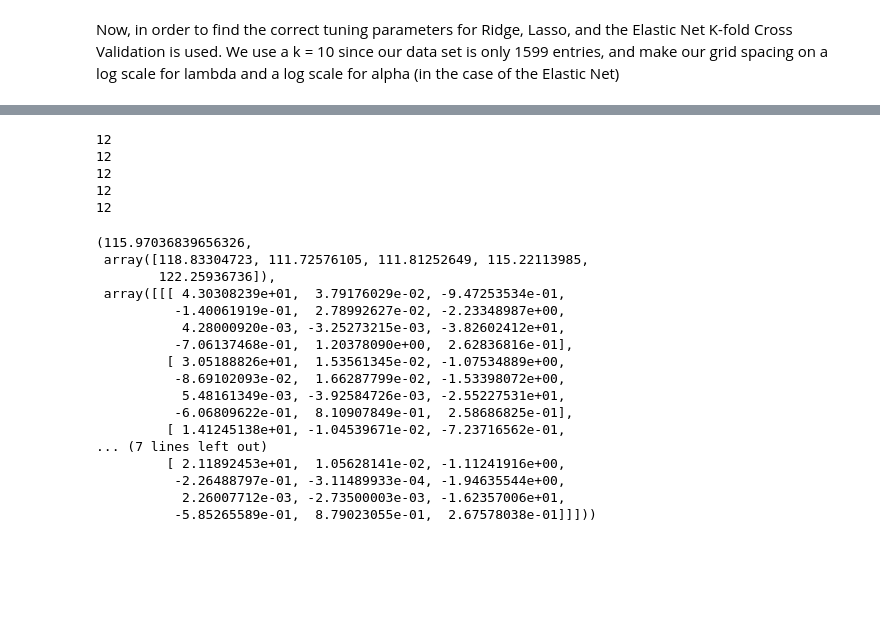
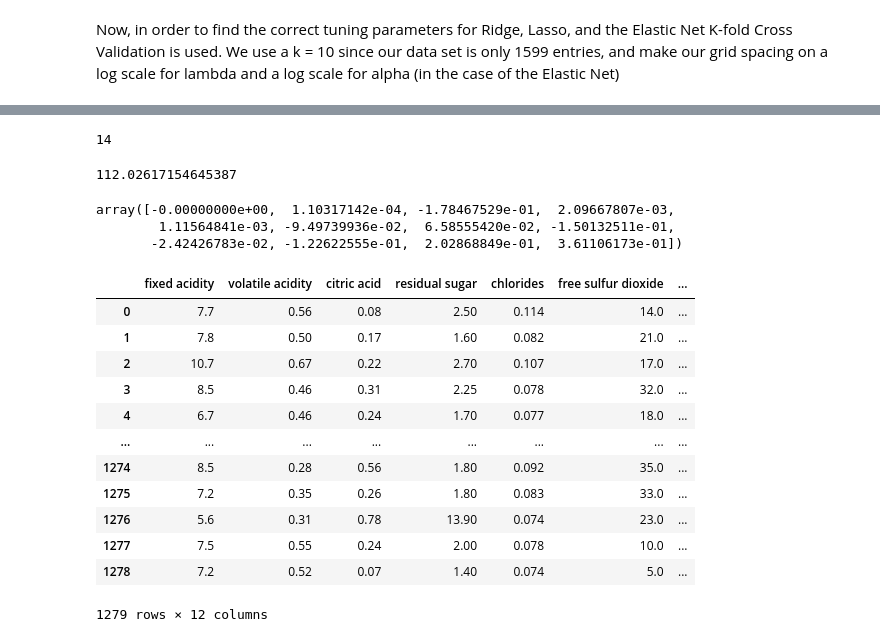
Before and after one commit to wyattowalsh/regularized-linear-regression-deep-dive, a Jupyter notebook: nb.ipynb, the cells around one changed output, grey strips where cells are left out. Cells and saved outputs as stored; diff of their text form; code cells hidden in the pictures; blank space fills up the shorter version.

Commit message:
finished OLS comparison and Ridge/Lasso CV

```diff
--- a/nb.ipynb
+++ b/nb.ipynb
@@ -91,29 +125,8 @@ Now, in order to find the correct tuning parameters for Ridge, Lasso, and the El
+# %%
+len(ols_row)
+# %% [output]
+14
 # %%
-ols_est = cv.cross_validation_error(train, regress.ols, 1, 5)
-ols_est
-# ridge = cross_validation(wine_data,10,100,Type = 'ridge')
-# lasso = cross_validation(wine_data,10,100, Type = 'lasso')
+ridge = cv.cross_validation_error(train,regress.ridge,100,5)
+lasso = cv.cross_validation_error(train,regress.lasso,100,5)
 # elastic = cross_validation(wine_data,10,100, Type = 'elastic net')
-# %% [output]
-12
-12
-12
-12
-12
-(115.97036839656326,
- array([118.83304723, 111.72576105, 111.81252649, 115.22113985,
-        122.25936736]),
- array([[[ 4.30308239e+01,  3.79176029e-02, -9.47253534e-01,
-          -1.40061919e-01,  2.78992627e-02, -2.23348987e+00,
-           4.28000920e-03, -3.25273215e-03, -3.82602412e+01,
-          -7.06137468e-01,  1.20378090e+00,  2.62836816e-01],
-         [ 3.05188826e+01,  1.53561345e-02, -1.07534889e+00,
-          -8.69102093e-02,  1.66287799e-02, -1.53398072e+00,
-           5.48161349e-03, -3.92584726e-03, -2.55227531e+01,
-          -6.06809622e-01,  8.10907849e-01,  2.58686825e-01],
-         [ 1.41245138e+01, -1.04539671e-02, -7.23716562e-01,
-... (7 lines left out)
-         [ 2.11892453e+01,  1.05628141e-02, -1.11241916e+00,
-          -2.26488797e-01, -3.11489933e-04, -1.94635544e+00,
-           2.26007712e-03, -2.73500003e-03, -1.62357006e+01,
-          -5.85265589e-01,  8.79023055e-01,  2.67578038e-01]]]))
@@ -124,3 +133,31 @@ len(train.columns)
+# %%
+y_hat = np.dot(test.values[:,0:-1],ols[1:])+ols[0]
+error = np.linalg.norm(test.values[:,-1]-y_hat)**2
+error
+# %% [output]
+112.02617154645387
+# %%
+lasso['Model Parameters'][0,1]
+# %% [output]
+array([-0.00000000e+00,  1.10317142e-04, -1.78467529e-01,  2.09667807e-03,
+        1.11564841e-03, -9.49739936e-02,  6.58555420e-02, -1.50132511e-01,
+       -2.42426783e-02, -1.22622555e-01,  2.02868849e-01,  3.61106173e-01])
+# %%
+train
+# %% [output]
+|  | fixed acidity | volatile acidity | citric acid | residual sugar | chlorides | free sulfur dioxide | ... |
+| 0 | 7.7 | 0.56 | 0.08 | 2.50 | 0.114 | 14.0 | ... |
+| 1 | 7.8 | 0.50 | 0.17 | 1.60 | 0.082 | 21.0 | ... |
+| 2 | 10.7 | 0.67 | 0.22 | 2.70 | 0.107 | 17.0 | ... |
+| 3 | 8.5 | 0.46 | 0.31 | 2.25 | 0.078 | 32.0 | ... |
+| 4 | 6.7 | 0.46 | 0.24 | 1.70 | 0.077 | 18.0 | ... |
+| ... | ... | ... | ... | ... | ... | ... | ... |
+| 1274 | 8.5 | 0.28 | 0.56 | 1.80 | 0.092 | 35.0 | ... |
+| 1275 | 7.2 | 0.35 | 0.26 | 1.80 | 0.083 | 33.0 | ... |
+| 1276 | 5.6 | 0.31 | 0.78 | 13.90 | 0.074 | 23.0 | ... |
+| 1277 | 7.5 | 0.55 | 0.24 | 2.00 | 0.078 | 10.0 | ... |
+| 1278 | 7.2 | 0.52 | 0.07 | 1.40 | 0.074 | 5.0 | ... |
+1279 rows × 12 columns
 # %%
 pd.DataFrame(index = ["OLS","Ridge","Lasso","Elastic Net"],
               data = ({"Cross Validation Error": [ols_est,ridge[1],
```
Also changed, not shown: parts of 4 cells of this notebook, 3 other files.
